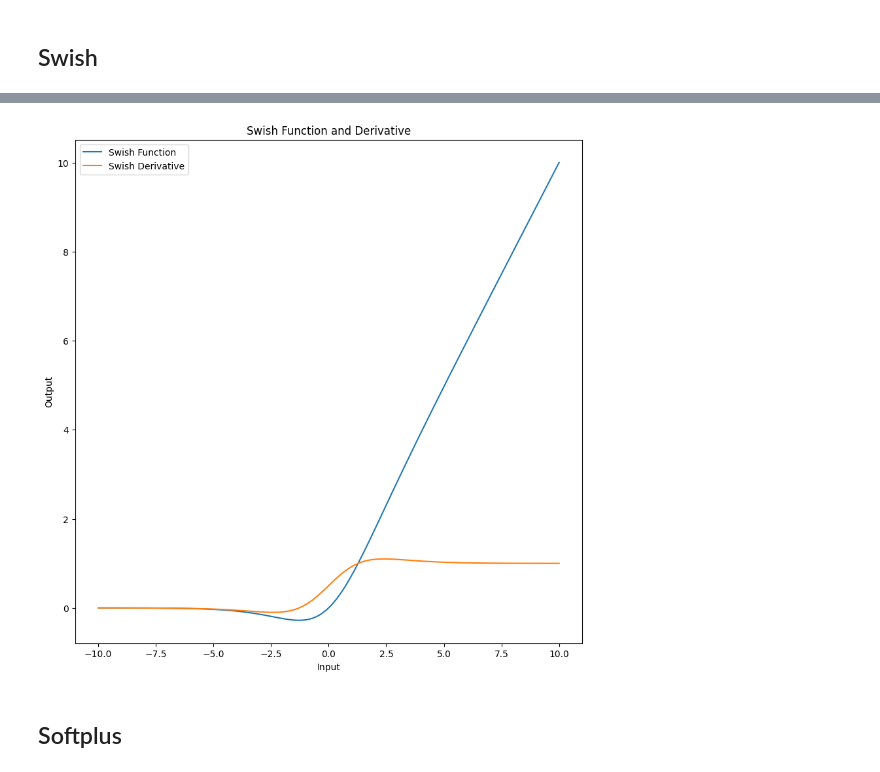
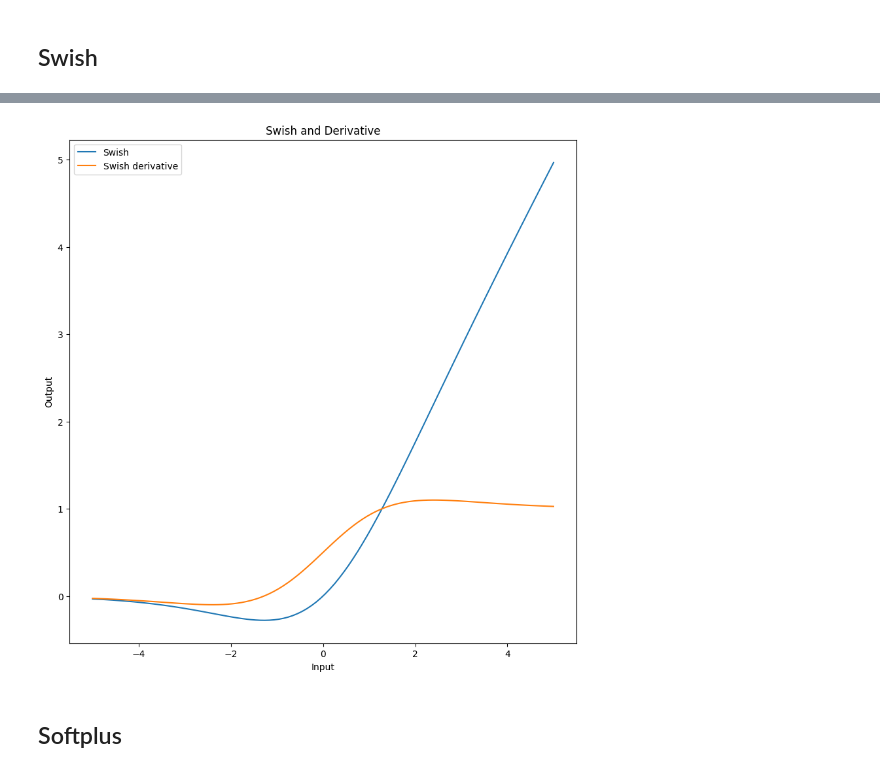
Before and after one commit to marmurr/Deep-Learning, a Jupyter notebook: Deep_learning_lab1.ipynb, the cells around one changed output, grey strips where cells are left out. Cells and saved outputs as stored; diff of their text form; code cells hidden in the pictures.

```diff
--- a/Deep_learning_lab1.ipynb
+++ b/Deep_learning_lab1.ipynb
@@ -174,14 +182,7 @@ swish_derivative_values = swish_derivative(x_values)
-# %%
-plt.figure(figsize=(10, 10))
-plt.plot(x_values, swish_values, label='Swish Function')
-plt.plot(x_values, swish_derivative_values, label='Swish Derivative')
-plt.title('Swish Function and Derivative')
-plt.xlabel('Input')
-plt.ylabel('Output')
-plt.legend()
-plt.show()
-# %% [output]
-[figure, removed]
+# %%
+visualize("Swish",swish,swish_derivative)
+# %% [output]
+[figure, added]
 # %% [markdown]
 ## Softplus
 # %%
```
Also changed, not shown: parts of 41 cells of this notebook.
